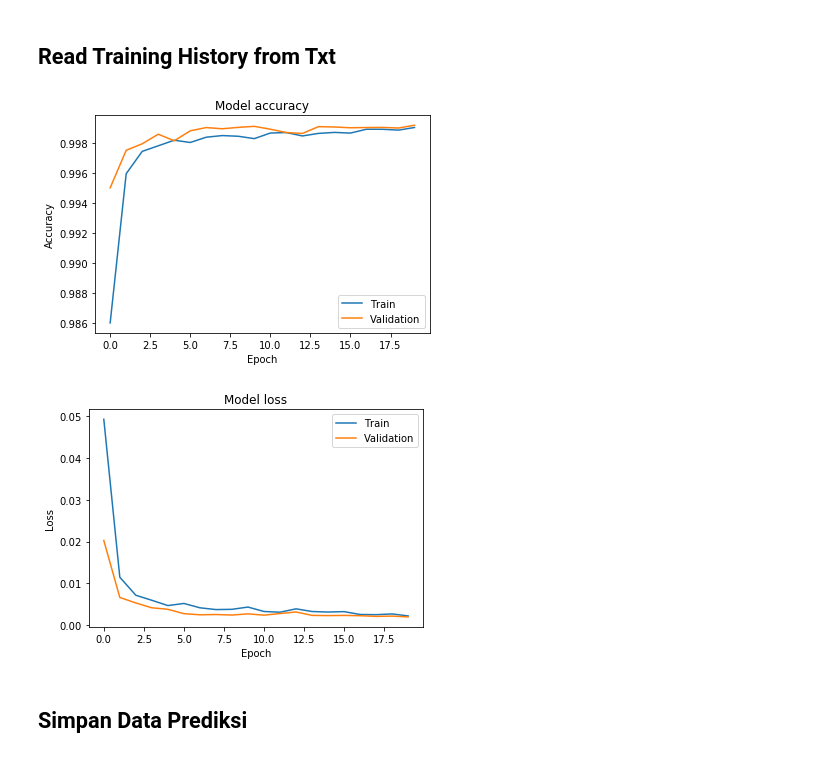
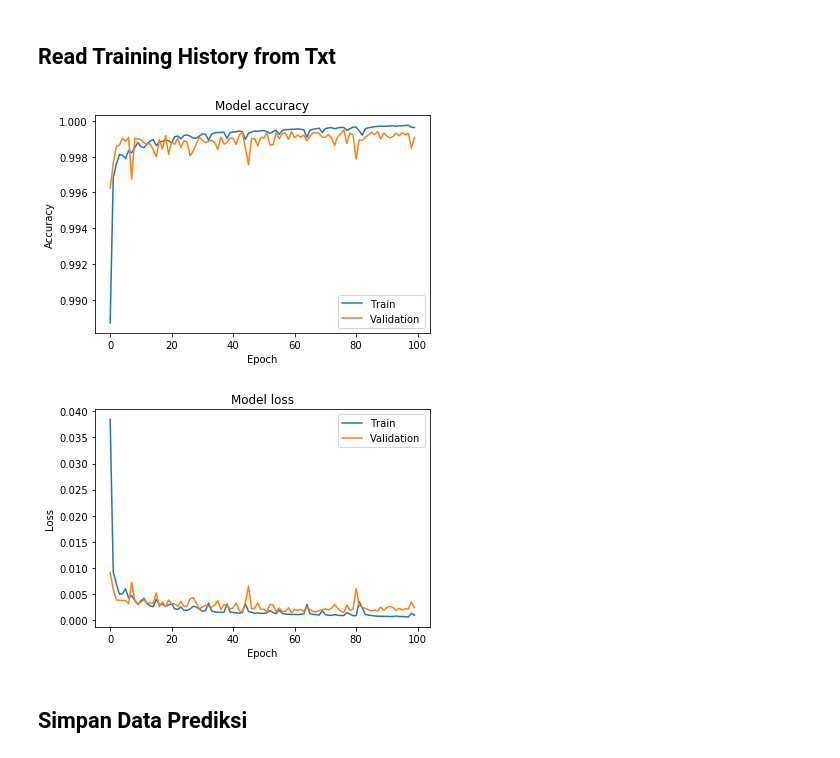
Before and after one commit to SedanaYoga/unetmod, a Jupyter notebook: trainUnet.ipynb, the cells around one changed output. Cells and saved outputs as stored; diff of their text form; code cells hidden in the pictures.

```diff
--- a/trainUnet.ipynb
+++ b/trainUnet.ipynb
@@ -101,33 +108,33 @@ def convert2list(file):
         file_c[i] = float(file_c[i])
     return file_c
 # %%
-acc = convert2list(open("./experiment/unetmod-20epoch/acc.txt", "r"))
-val_acc = convert2list(open("./experiment/unetmod-20epoch/val_acc.txt", "r"))
-loss = convert2list(open("./experiment/unetmod-20epoch/loss.txt", "r"))
-val_loss = convert2list(open("./experiment/unetmod-20epoch/val_loss.txt", "r"))
+acc = convert2list(open("./experiment/unetmod-100epoch/acc-unetmod-100epoch.txt", "r"))
+val_acc = convert2list(open("./experiment/unetmod-100epoch/val_acc-unetmod-100epoch.txt", "r"))
+loss = convert2list(open("./experiment/unetmod-100epoch/loss-unetmod-100epoch.txt", "r"))
+val_loss = convert2list(open("./experiment/unetmod-100epoch/val_loss-unetmod-100epoch.txt", "r"))
 
 import matplotlib.pyplot as plt
 
 # Plot training & validation accuracy values
 plt.plot(acc)
 plt.plot(val_acc)
 plt.title('Model accuracy')
 plt.ylabel('Accuracy')
 plt.xlabel('Epoch')
 plt.legend(['Train', 'Validation'], loc='lower right')
 plt.show()
 
 # Plot training & validation loss values
 plt.plot(loss)
 plt.plot(val_loss)
 plt.title('Model loss')
 plt.ylabel('Loss')
 plt.xlabel('Epoch')
 plt.legend(['Train', 'Validation'], loc='upper right')
 plt.show()
 # %% [output]
-[figure, old version]
+[figure, new version]
-[figure, old version]
+[figure, new version]
 # %% [markdown]
 ## Simpan Data Prediksi
 # %%
```
Also changed, not shown: parts of 6 cells of this notebook, 1 other file.
